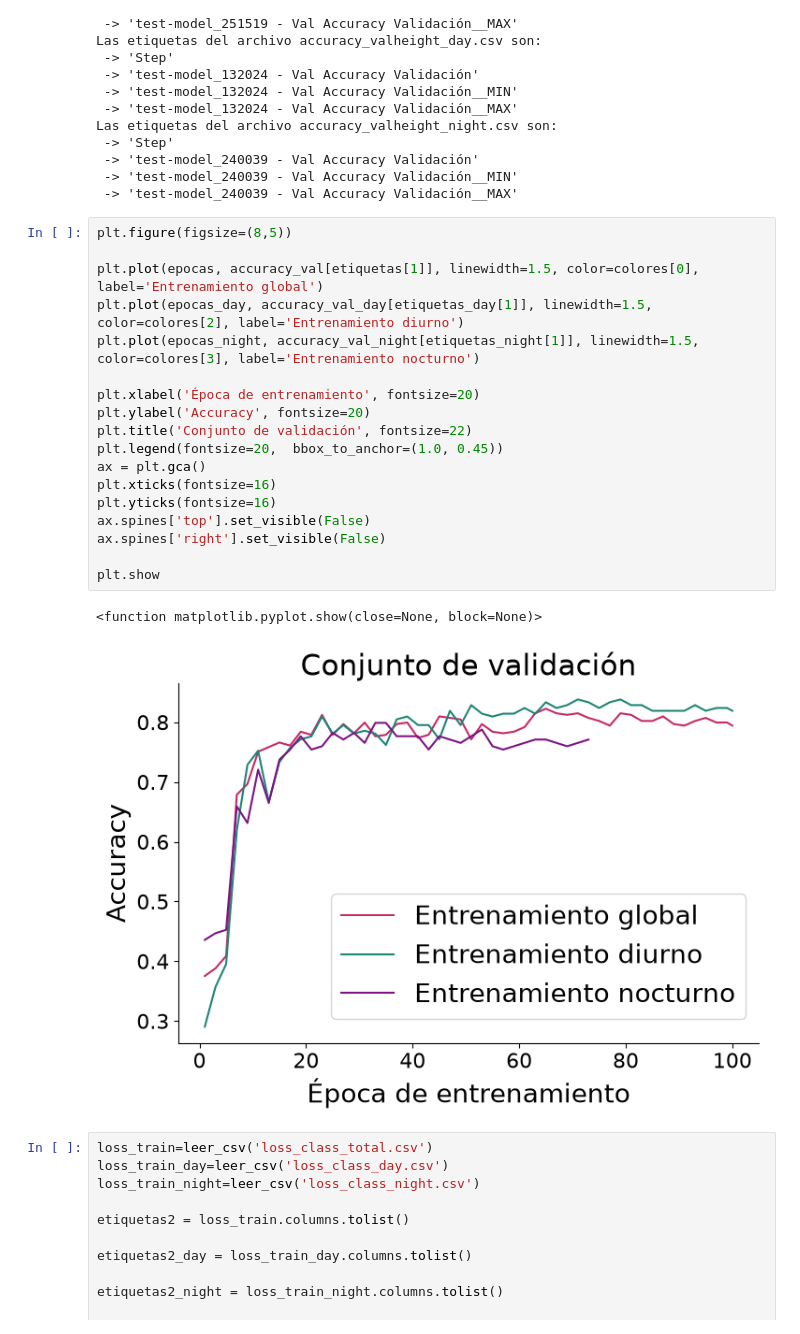
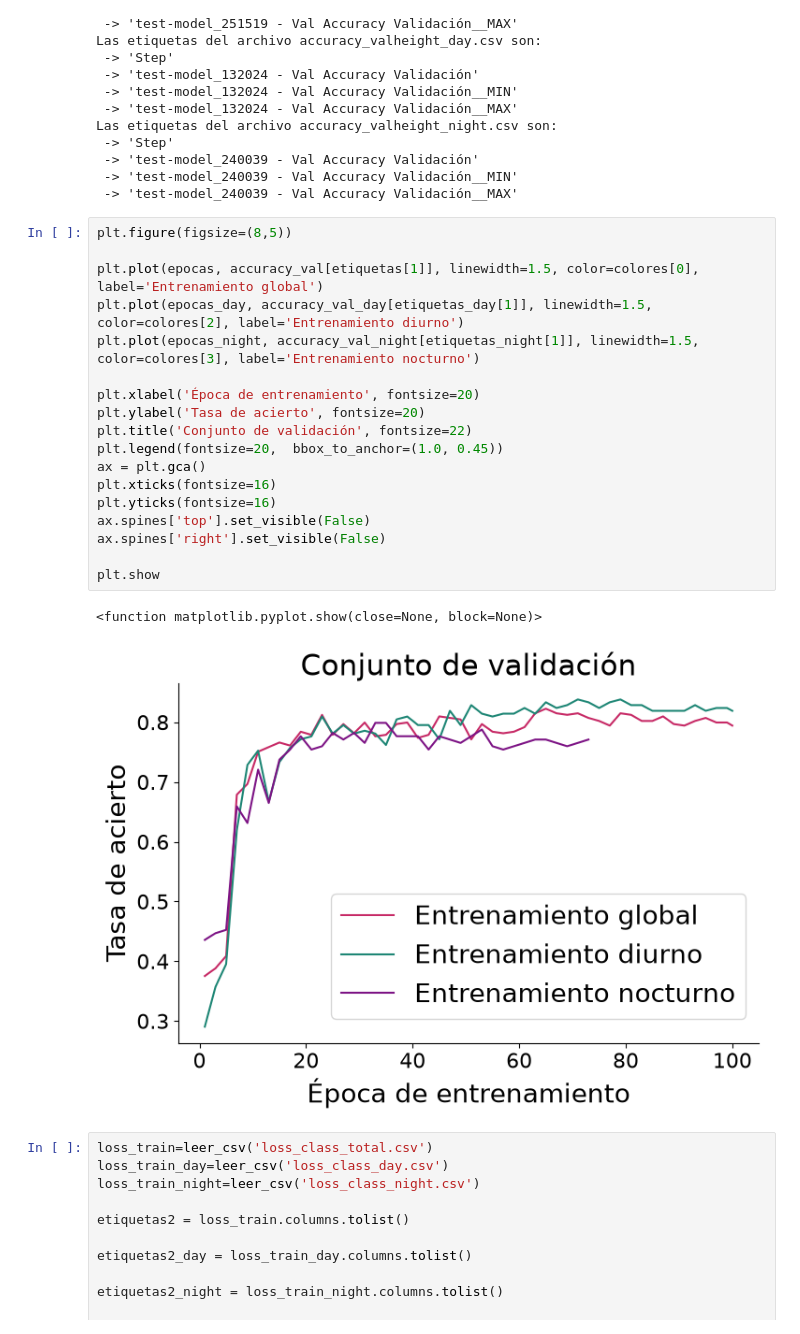
Before and after one commit to veraperez23/CloudBaseHeight, a Jupyter notebook: graphs_results/apartado3/apartado3.ipynb, the cells around one changed output. Saved outputs shown, nothing was run; the diff lists cells and outputs as text.

```diff
--- a/graphs_results/apartado3/apartado3.ipynb
+++ b/graphs_results/apartado3/apartado3.ipynb
@@ -82,24 +82,24 @@ Las etiquetas del archivo accuracy_valheight_night.csv son:
 # %%
 plt.figure(figsize=(8,5))
 
 plt.plot(epocas, accuracy_val[etiquetas[1]], linewidth=1.5, color=colores[0], label='Entrenamiento global')
 plt.plot(epocas_day, accuracy_val_day[etiquetas_day[1]], linewidth=1.5, color=colores[2], label='Entrenamiento diurno')
 plt.plot(epocas_night, accuracy_val_night[etiquetas_night[1]], linewidth=1.5, color=colores[3], label='Entrenamiento nocturno')
 
 plt.xlabel('Época de entrenamiento', fontsize=20)
-plt.ylabel('Accuracy', fontsize=20)
+plt.ylabel('Tasa de acierto', fontsize=20)
 plt.title('Conjunto de validación', fontsize=22)
 plt.legend(fontsize=20,  bbox_to_anchor=(1.0, 0.45))
 ax = plt.gca()
 plt.xticks(fontsize=16)
 plt.yticks(fontsize=16)
 ax.spines['top'].set_visible(False)
 ax.spines['right'].set_visible(False)
 
 plt.show
 # %% [output]
 <function matplotlib.pyplot.show(close=None, block=None)>
-[figure, old version]
+[figure, new version]
 # %%
 loss_train=leer_csv('loss_class_total.csv')
 loss_train_day=leer_csv('loss_class_day.csv')
```
Also changed, not shown: 12 other files.
